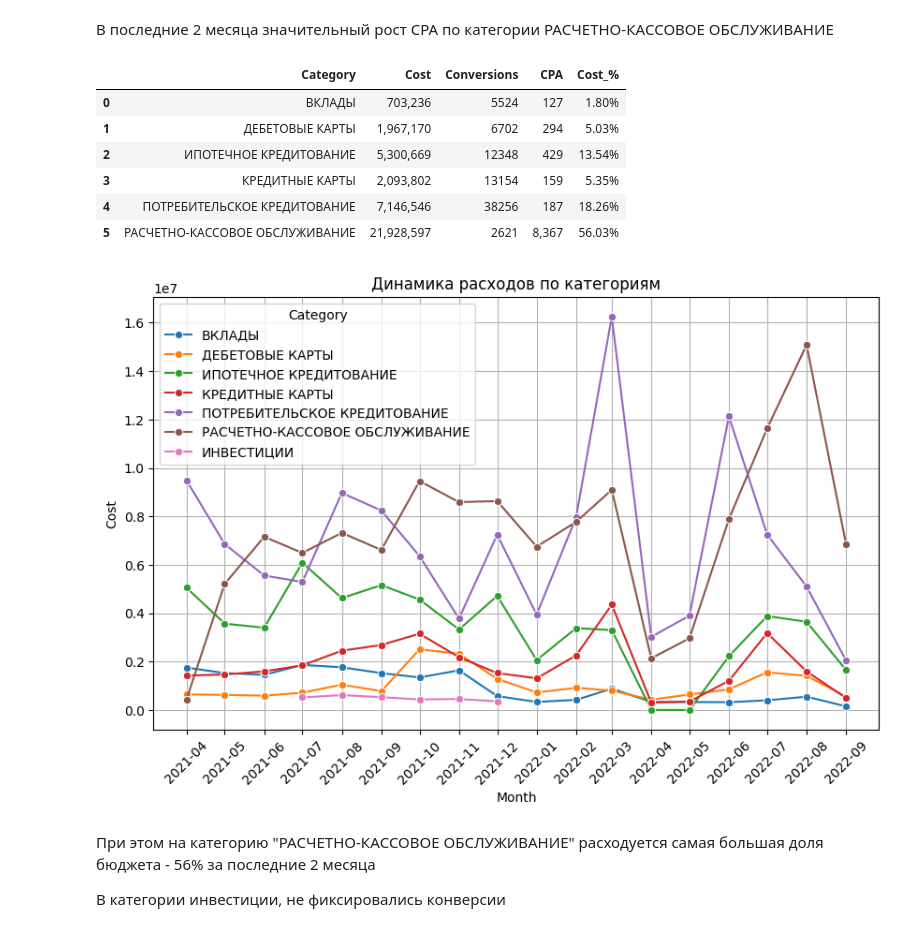
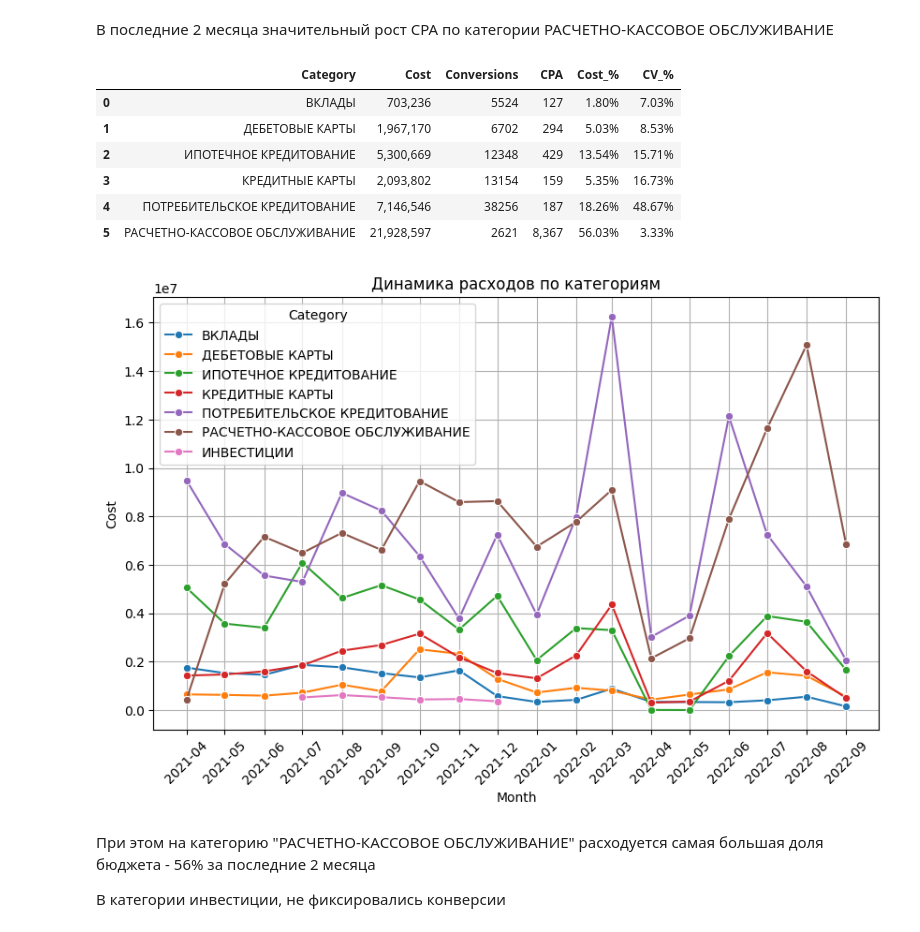
Before and after one commit to pumpumpidu/test_tasks, a Jupyter notebook: yandex/yandex_sem.ipynb, the cells around one changed output. Drawn from its saved outputs; the diff is of its cells as text; code cells hidden in the pictures.

Commit message:
more tables

```diff
--- a/yandex/yandex_sem.ipynb
+++ b/yandex/yandex_sem.ipynb
@@ -114,17 +169,18 @@ plot_chart(df_category, 'Динамика CPA по категориям', hue='C
 # %%
 report = group_n_calc_cpa(df, ['Month', 'Category'])
 plot_chart(report, 'Динамика расходов по категориям', y='Cost', hue='Category')
 
 report = df.query('Month>="2022-08"').groupby('Category',as_index=False)[['Cost', 'Conversions']].sum()
 report['CPA'] = report['Cost'] / report['Conversions']
 report['Cost_%'] = report['Cost'] / report['Cost'].sum()
-report.style.format({'Cost_%':'{:.2%}', 'Cost':'{:,.0f}', 'CPA':'{:,.0f}'})
+report['CV_%'] = report['Conversions'] / report['Conversions'].sum()
+report.style.format({'Cost_%':'{:.2%}', 'Cost':'{:,.0f}', 'CPA':'{:,.0f}', 'CV_%':'{:.2%}'})
 # %% [output]
-|  | Category | Cost | Conversions | CPA | Cost_% |
-| 0 | ВКЛАДЫ | 703,236 | 5524 | 127 | 1.80% |
-| 1 | ДЕБЕТОВЫЕ КАРТЫ | 1,967,170 | 6702 | 294 | 5.03% |
-| 2 | ИПОТЕЧНОЕ КРЕДИТОВАНИЕ | 5,300,669 | 12348 | 429 | 13.54% |
-| 3 | КРЕДИТНЫЕ КАРТЫ | 2,093,802 | 13154 | 159 | 5.35% |
-| 4 | ПОТРЕБИТЕЛЬСКОЕ КРЕДИТОВАНИЕ | 7,146,546 | 38256 | 187 | 18.26% |
-| 5 | РАСЧЕТНО-КАССОВОЕ ОБСЛУЖИВАНИЕ | 21,928,597 | 2621 | 8,367 | 56.03% |
+|  | Category | Cost | Conversions | CPA | Cost_% | CV_% |
+| 0 | ВКЛАДЫ | 703,236 | 5524 | 127 | 1.80% | 7.03% |
+| 1 | ДЕБЕТОВЫЕ КАРТЫ | 1,967,170 | 6702 | 294 | 5.03% | 8.53% |
+| 2 | ИПОТЕЧНОЕ КРЕДИТОВАНИЕ | 5,300,669 | 12348 | 429 | 13.54% | 15.71% |
+| 3 | КРЕДИТНЫЕ КАРТЫ | 2,093,802 | 13154 | 159 | 5.35% | 16.73% |
+| 4 | ПОТРЕБИТЕЛЬСКОЕ КРЕДИТОВАНИЕ | 7,146,546 | 38256 | 187 | 18.26% | 48.67% |
+| 5 | РАСЧЕТНО-КАССОВОЕ ОБСЛУЖИВАНИЕ | 21,928,597 | 2621 | 8,367 | 56.03% | 3.33% |
 [figure]
```
Also changed, not shown: parts of 9 cells of this notebook.
